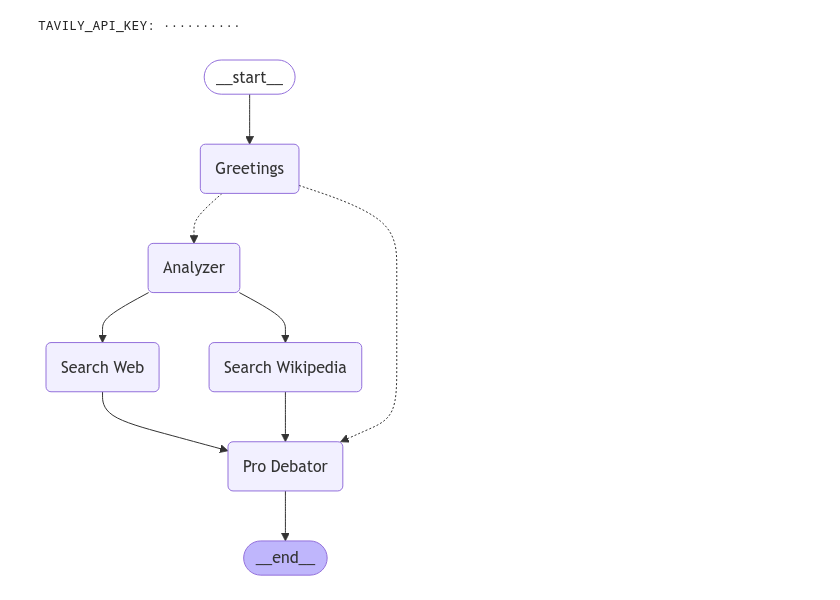
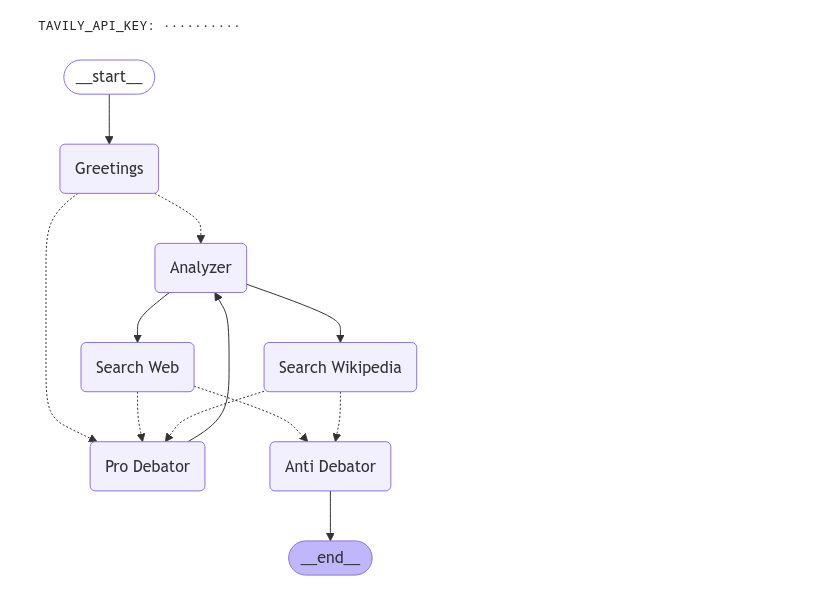
Before and after one commit to mmaazkhanhere/langgraph-projects, a Jupyter notebook: debate_agent.ipynb, the cells around one changed output. Cells and saved outputs as stored; diff of their text form; code cells hidden in the pictures.

```diff
--- a/debate_agent.ipynb
+++ b/debate_agent.ipynb
@@ -50,7 +50,6 @@ class State(TypedDict):
   pro_debator: str
   anti_debator: str
   greetings: str
-  sentiment: str
   analysis: str
   pro_debator_response: str
   anti_debator_response: str
@@ -58,9 +57,12 @@ class State(TypedDict):
   debate: Annotated[list, add_messages]
   debate_history: List[str]
   iteration: int
+  max_iteration: int
 
 class SearchQuery(BaseModel):
   search_query: str = Field(description="The search query for retrieval")
+
+structure_llm = model.with_structured_output(SearchQuery)
 # %%
 def greeting_node(state: State):
   """LangGraph node that greets the debators and introduces them"""
@@ -160,6 +188,9 @@ from langchain_core.messages import HumanMessage
 
 def pro_debator_node(state: State):
     """LangGraph node that represents the pro debator"""
+
+    print("Pro Debator Node")
+
     topic = state['topic']
     anti_debator_response = state['anti_debator_response']
     pro_debator = state['pro_debator']
@@ -175,7 +206,7 @@ def pro_debator_node(state: State):
             Keep the persona of {pro_debator} throughout the entire conversation.
             Your responses should be relevant to the current stage of the debate.
             You can refute the other debator's arguments and present your own supporting evidence for {topic}.
-            Do not deviate from your persona. Respond concisely in no more than 4 or 5 sentences.
+            Do not deviate from your persona. Respond concisely and your response must be less than 4 sentences.
         """
         system_message = prompt_template.format(topic=topic, pro_debator=pro_debator, anti_debator=anti_debator)
         pro_debator_response_content = model.invoke(system_message).content
@@ -190,6 +221,7 @@ def pro_debator_node(state: State):
           previous arguments and refuting the anti-debator's counterarguments effectively.
           3. Use eloquent and persuasive language, demonstrating your mastery of the topic and your persona.
           4. Avoid making factual errors or inconsistencies that might damage your credibility.
+          5. Response should be less than 5 sentences
           **Debate History:**
           {debate_history}
           **Latest Anti-Debator Argument:**
@@ -208,7 +240,7 @@ def pro_debator_node(state: State):
 
     # Create a HumanMessage with the response content and assign a name
     pro_debator_response = HumanMessage(
-        content=pro_debator_response_content,
+        content=f"""{pro_debator}: {pro_debator_response_content}""",
         name="pro_response"
     )
 
@@ -217,22 +292,28 @@ def pro_debator_node(state: State):
 # %%
-builder: StateGraph = StateGraph(State)
+builder = StateGraph(State)
 
+# Add nodes
 builder.add_node("Greetings", greeting_node)
 builder.add_node("Pro Debator", pro_debator_node)
 builder.add_node("Analyzer", analyzer_node)
 builder.add_node("Search Web", search_web)
 builder.add_node("Search Wikipedia", search_wikipedia)
+builder.add_node("Anti Debator", anti_debator_node)
 
+# Add edges
 builder.add_edge(START, "Greetings")
 builder.add_conditional_edges("Greetings", router, ['Analyzer', 'Pro Debator'])
 builder.add_edge("Analyzer", "Search Web")
 builder.add_edge("Analyzer", "Search Wikipedia")
-builder.add_edge("Search Web", 'Pro Debator')
-builder.add_edge("Search Wikipedia", 'Pro Debator')
-builder.add_edge("Pro Debator", END)
+builder.add_conditional_edges("Search Web", analyzer_router, ["Pro Debator", "Anti Debator"])
+builder.add_conditional_edges("Search Wikipedia", analyzer_router, ["Pro Debator", "Anti Debator"])
+builder.add_edge("Pro Debator", "Analyzer")
+builder.add_edge("Anti Debator", END)
 
+# Compile the graph
 debator = builder.compile(checkpointer=memory).with_config(run_name="Create podcast")
 
+# Display the graph
 display(Image(debator.get_graph().draw_mermaid_png()))
 # %% [output]
-[figure, old version]
+[figure, new version]
```
Also changed, not shown: parts of 8 cells of this notebook.
